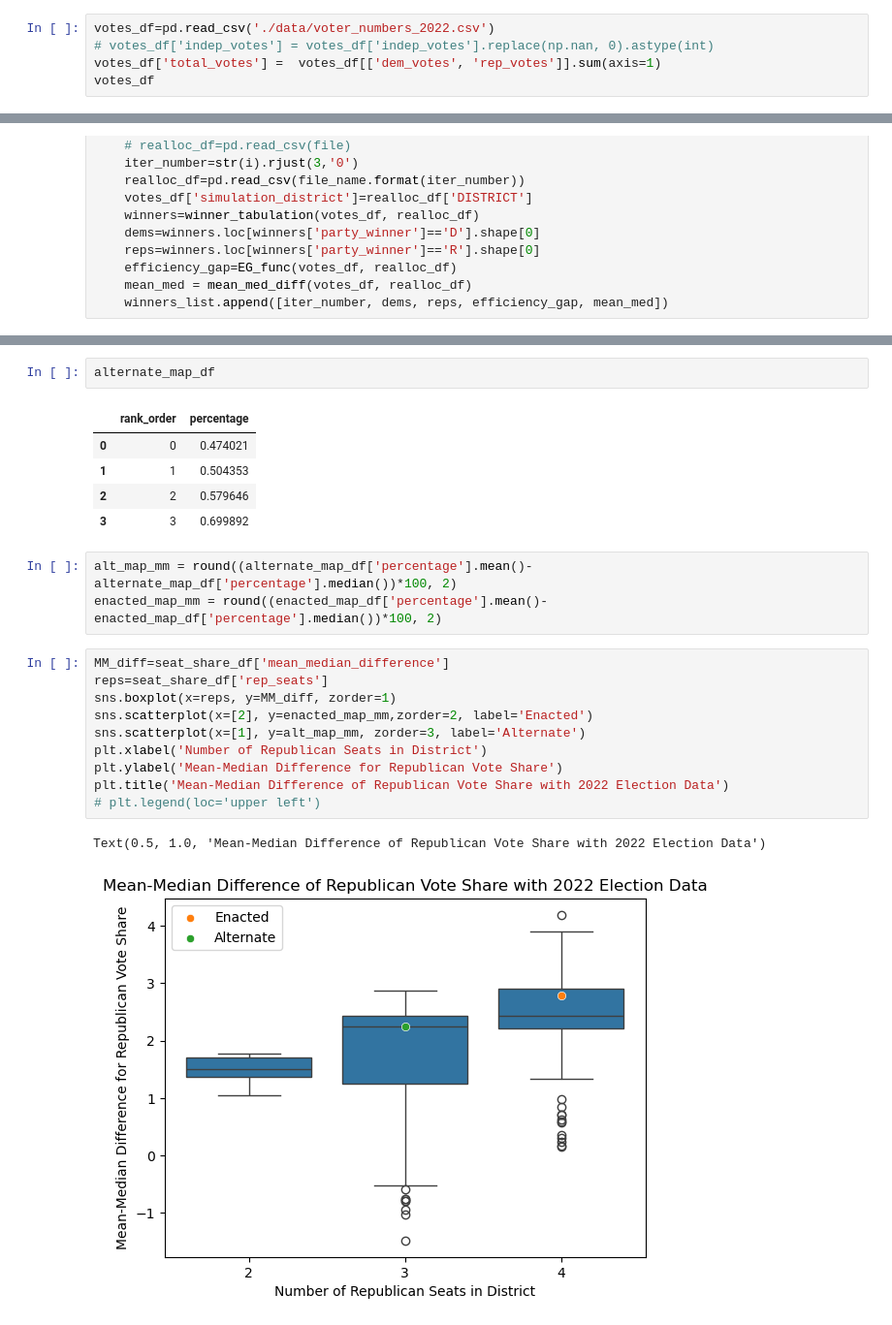
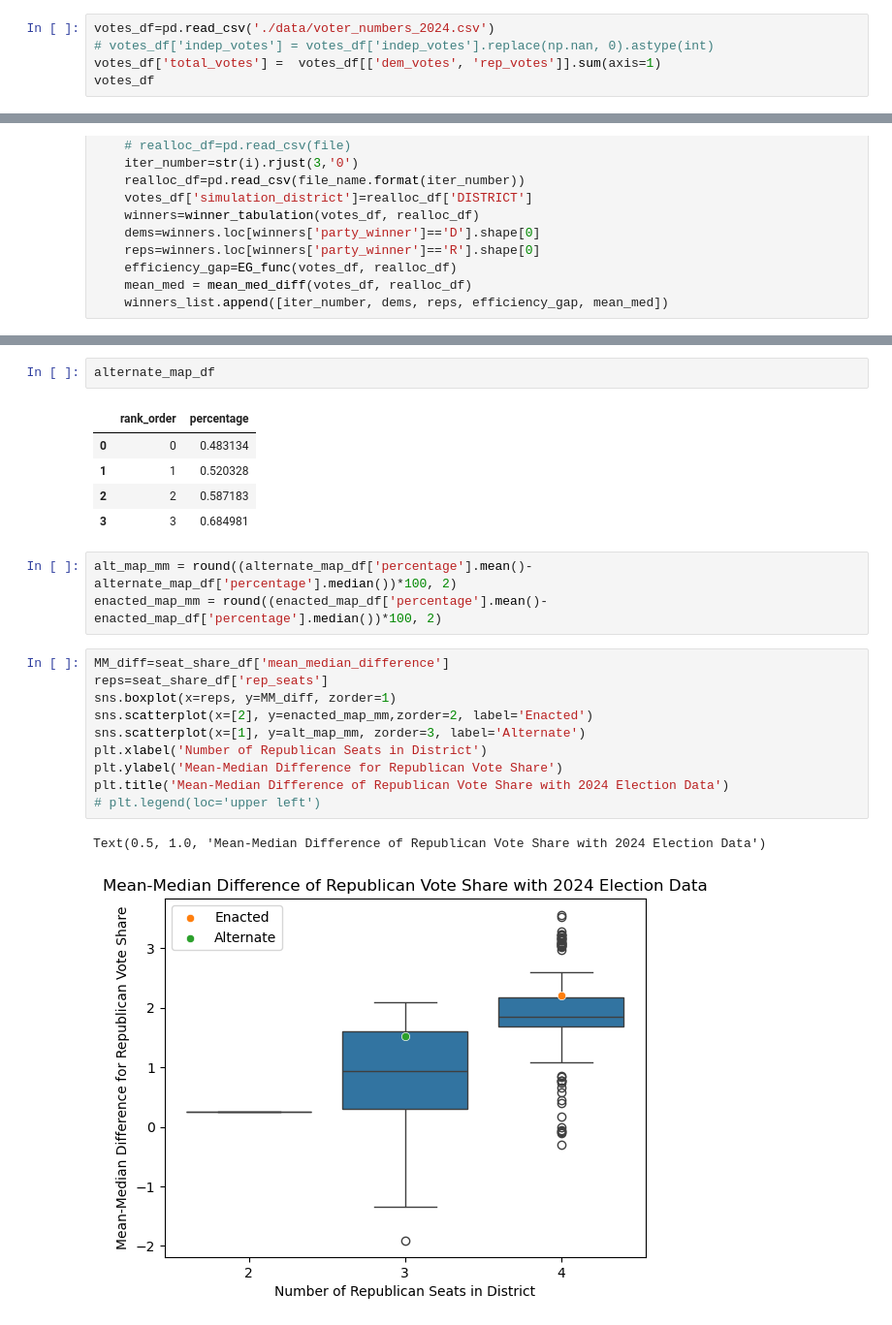
Before and after one commit to stefaniegwangphd/ia-redistricting, a Jupyter notebook: election_analysis.ipynb, the cells around one changed output, grey strips where cells are left out. Shown at 97% size. Saved outputs shown, nothing was run; the diff lists cells and outputs as text.

```diff
--- a/election_analysis.ipynb
+++ b/election_analysis.ipynb
@@ -11,7 +11,7 @@ import math
 # %% [markdown]
 # Get voter data and vote share for enacted and 2021 Proposal 1
 # %%
-votes_df=pd.read_csv('./data/voter_numbers_2022.csv')
+votes_df=pd.read_csv('./data/voter_numbers_2024.csv')
 # votes_df['indep_votes'] = votes_df['indep_votes'].replace(np.nan, 0).astype(int)
 votes_df['total_votes'] =  votes_df[['dem_votes', 'rep_votes']].sum(axis=1)
 votes_df
@@ -282,23 +282,23 @@ sns.boxplot(x=seat_share_df['efficiency_gap'], hue=seat_share_df['rep_seats'])
 alternate_map_df
 # %% [output]
 |  | rank_order | percentage |
-| 0 | 0 | 0.474021 |
-| 1 | 1 | 0.504353 |
-| 2 | 2 | 0.579646 |
-| 3 | 3 | 0.699892 |
+| 0 | 0 | 0.483134 |
+| 1 | 1 | 0.520328 |
+| 2 | 2 | 0.587183 |
+| 3 | 3 | 0.684981 |
 # %%
 alt_map_mm = round((alternate_map_df['percentage'].mean()-alternate_map_df['percentage'].median())*100, 2)
 enacted_map_mm = round((enacted_map_df['percentage'].mean()-enacted_map_df['percentage'].median())*100, 2)
 # %%
 MM_diff=seat_share_df['mean_median_difference']
 reps=seat_share_df['rep_seats']
 sns.boxplot(x=reps, y=MM_diff, zorder=1)
 sns.scatterplot(x=[2], y=enacted_map_mm,zorder=2, label='Enacted')
 sns.scatterplot(x=[1], y=alt_map_mm, zorder=3, label='Alternate')
 plt.xlabel('Number of Republican Seats in District')
 plt.ylabel('Mean-Median Difference for Republican Vote Share')
-plt.title('Mean-Median Difference of Republican Vote Share with 2022 Election Data')
+plt.title('Mean-Median Difference of Republican Vote Share with 2024 Election Data')
 # plt.legend(loc='upper left')
 # %% [output]
-Text(0.5, 1.0, 'Mean-Median Difference of Republican Vote Share with 2022 Election Data')
+Text(0.5, 1.0, 'Mean-Median Difference of Republican Vote Share with 2024 Election Data')
-[figure, old version]
+[figure, new version]
```
Also changed, not shown: parts of 11 cells of this notebook, 6 other files.
